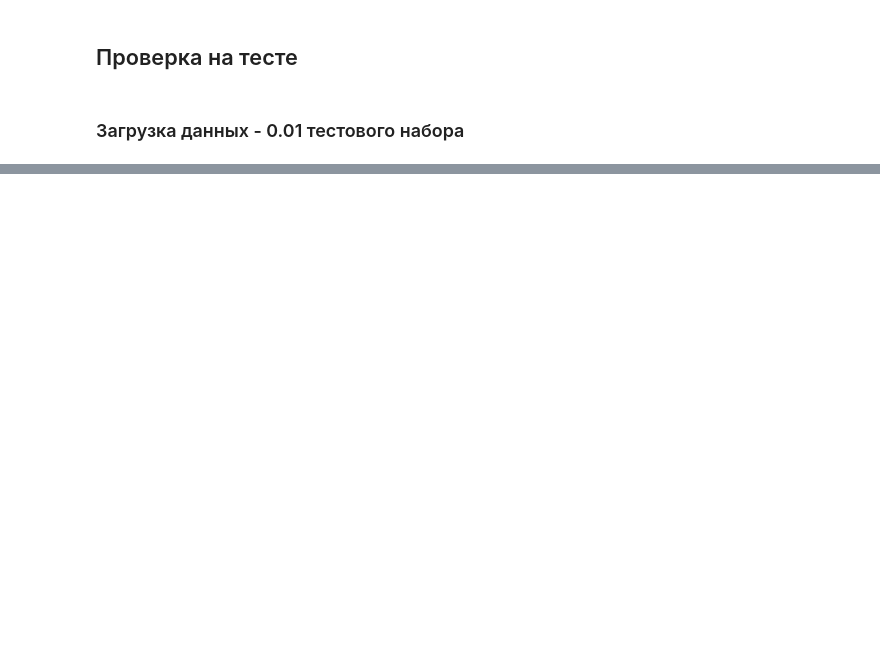
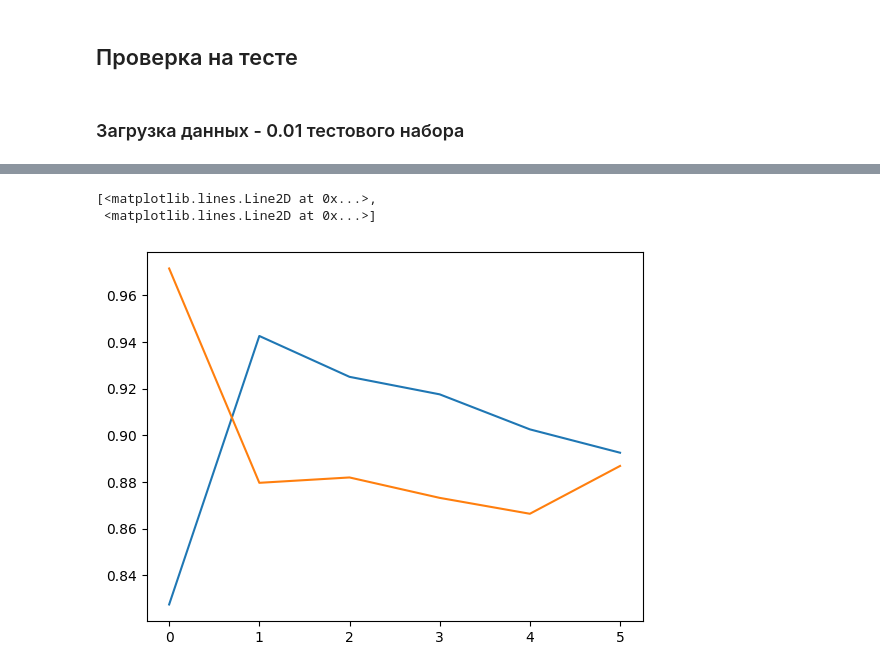
Before and after one commit to BlackKingWhitePawn/reidentification, a Jupyter notebook: classes_accuracy.ipynb, the cells around one changed output, grey strips where cells are left out. Drawn from its saved outputs; the diff is of its cells as text; code cells hidden in the pictures; blank space fills up the shorter version.

```diff
--- a/classes_accuracy.ipynb
+++ b/classes_accuracy.ipynb
@@ -55,0 +157,10 @@ display_images((x1, x2), actual_distance)
+# %%
+val_accuracies = list(map(float, best['val_accuracies'].item().split(';')))
+val_losses = list(map(float, best['val_losses'].item().split(';')))
+epoch_count = int(best['epoch_count'].item())
+# %%
+plt.plot(range(epoch_count), val_accuracies, val_losses)
+# %% [output]
+[<matplotlib.lines.Line2D at 0x...>,
+ <matplotlib.lines.Line2D at 0x...>]
+[figure, added]
```
Also changed, not shown: parts of 20 cells of this notebook, 5 other files.
